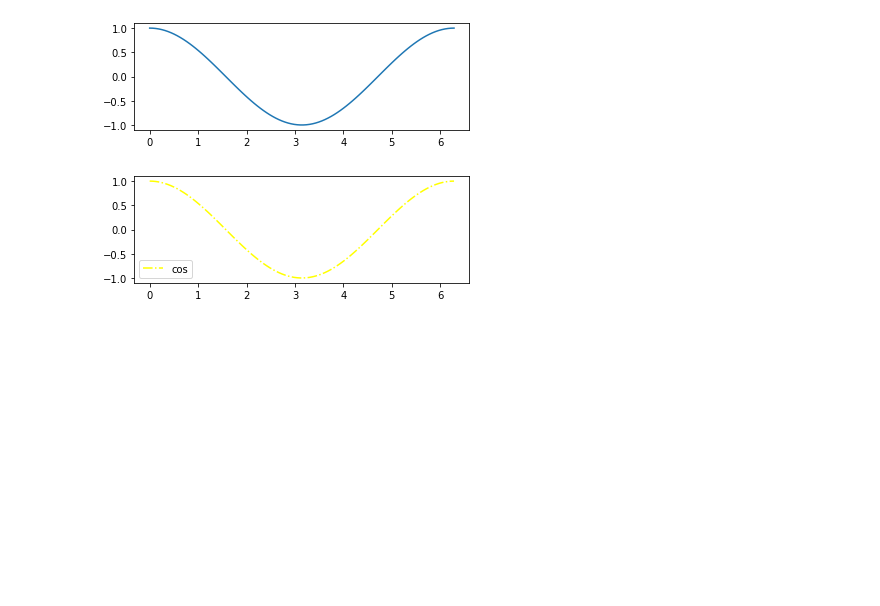
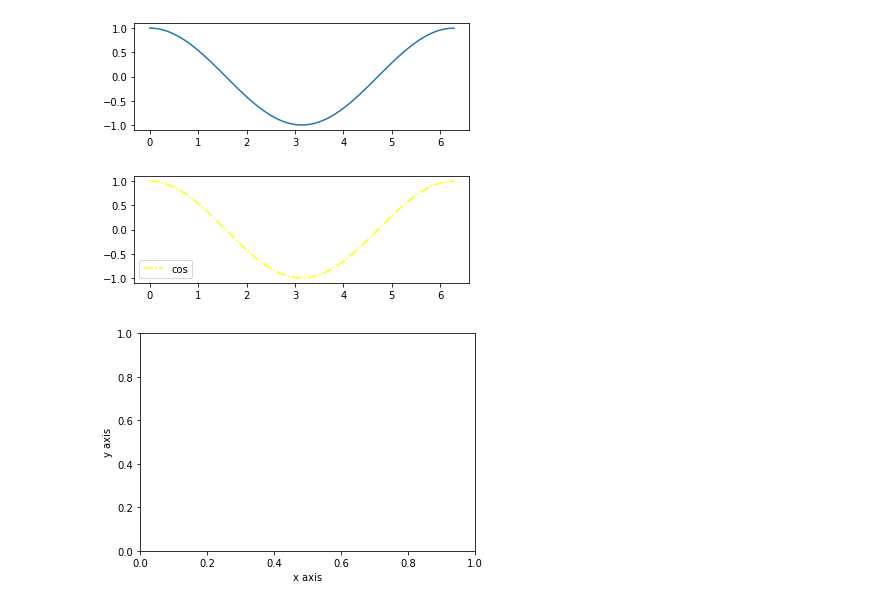
Before and after one commit to figoakbar/Latihan_POJ, a Jupyter notebook: Python.ipynb, the cells around one changed output. Drawn from its saved outputs; the diff is of its cells as text; code cells hidden in the pictures; blank space fills up the shorter version.

Commit message:
membuat scatter plot

```diff
--- a/Python.ipynb
+++ b/Python.ipynb
@@ -32,3 +32,14 @@ _ = ax.set_aspect('equal')
 _ = ax.legend()
 # %% [output]
 [figure]
+# %%
+#membuat scatter plot
+x = np.array([1, 2, 3])
+x = np.array([4, 5, 6])
+
+fig, ax = plt.subplots()
+#membuat scatter plot
+_= ax.set_xlabel('x axis')
+_= ax.set_ylabel('y axis')
+# %% [output]
+[figure, added]
```
Also changed, not shown: parts of 1 cell of this notebook.
